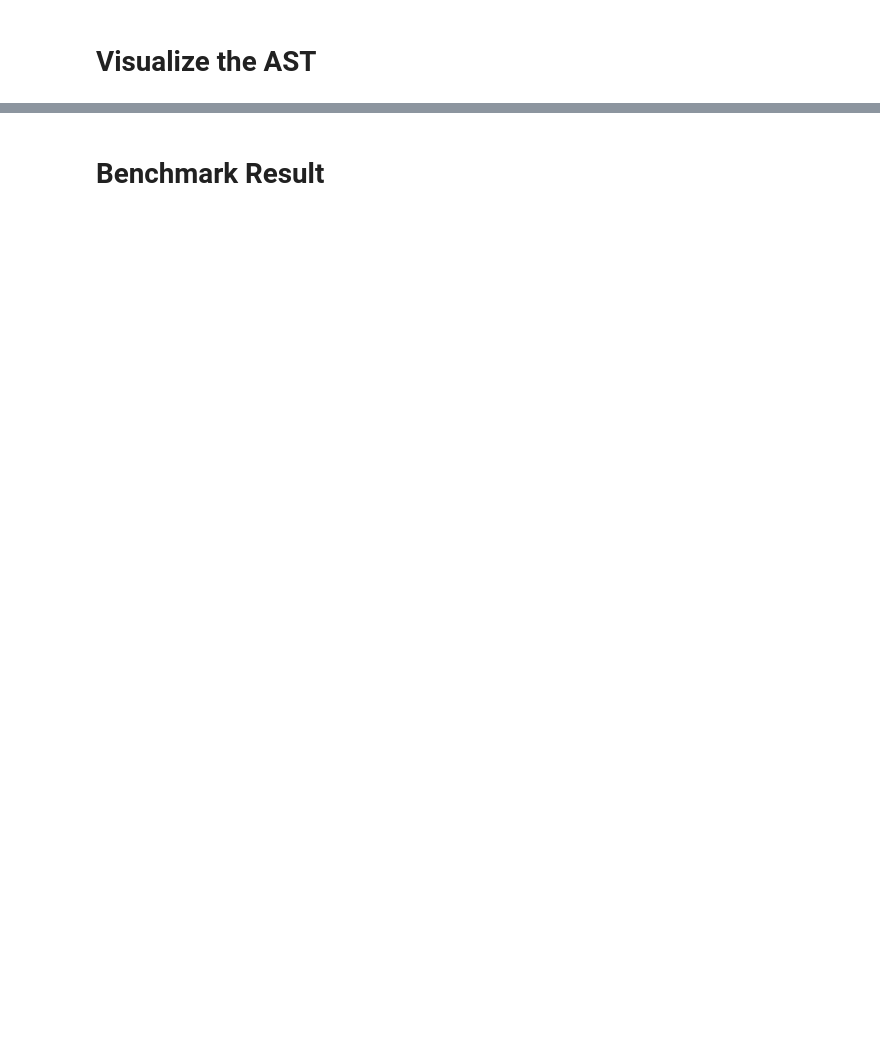
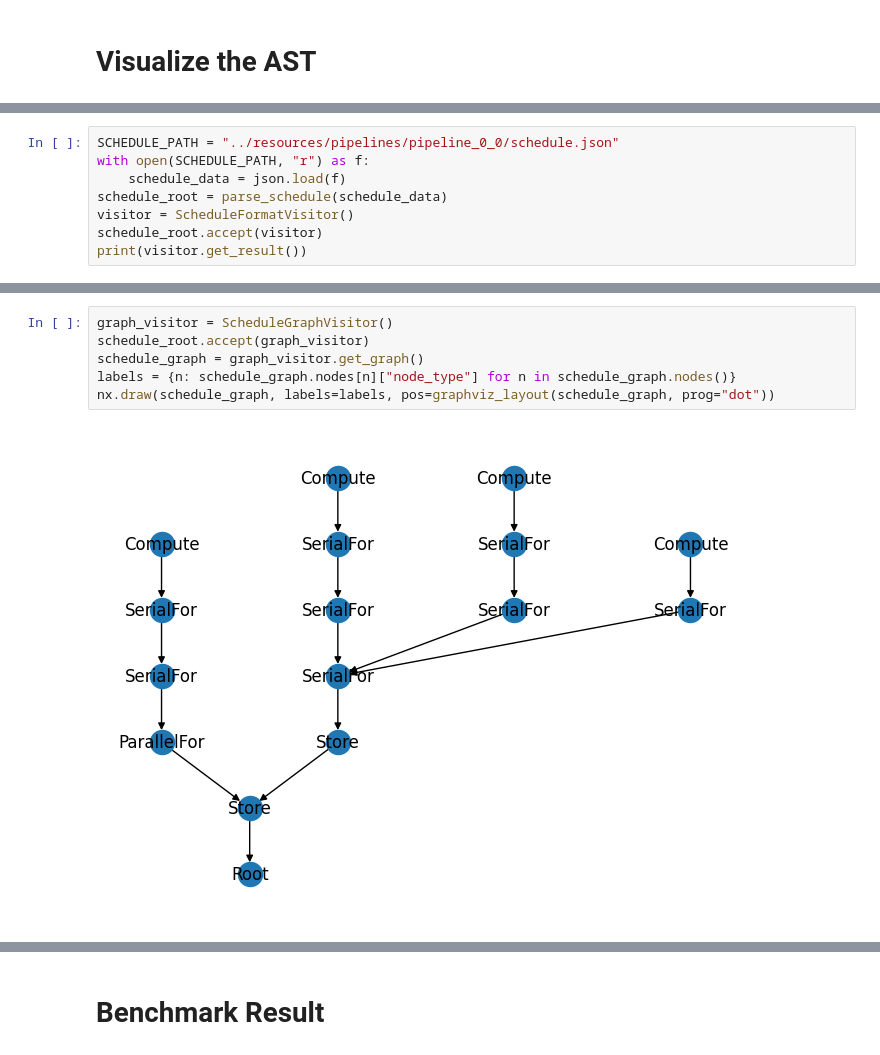
Before and after one commit to fangjunzhou/halide-gnn-cost-model, a Jupyter notebook: notebooks/dataset_playground.ipynb, the cells around one changed output, grey strips where cells are left out. Saved outputs shown, nothing was run; the diff lists cells and outputs as text; blank space fills up the shorter version.

```diff
--- a/notebooks/dataset_playground.ipynb
+++ b/notebooks/dataset_playground.ipynb
@@ -73,0 +72,8 @@ nx.draw(ast_graph, labels=labels, pos=nx.spring_layout(ast_graph, k=0.25, seed=4
+# %%
+SCHEDULE_PATH = "../resources/pipelines/pipeline_0_0/schedule.json"
+with open(SCHEDULE_PATH, "r") as f:
+    schedule_data = json.load(f)
+schedule_root = parse_schedule(schedule_data)
+visitor = ScheduleFormatVisitor()
+schedule_root.accept(visitor)
+print(visitor.get_result())
@@ -73,0 +96,8 @@ nx.draw(ast_graph, labels=labels, pos=nx.spring_layout(ast_graph, k=0.25, seed=4
+# %%
+graph_visitor = ScheduleGraphVisitor()
+schedule_root.accept(graph_visitor)
+schedule_graph = graph_visitor.get_graph()
+labels = {n: schedule_graph.nodes[n]["node_type"] for n in schedule_graph.nodes()}
+nx.draw(schedule_graph, labels=labels, pos=graphviz_layout(schedule_graph, prog="dot"))
+# %% [output]
+[figure, added]
```
Also changed, not shown: parts of 14 cells of this notebook, 6 other files.
